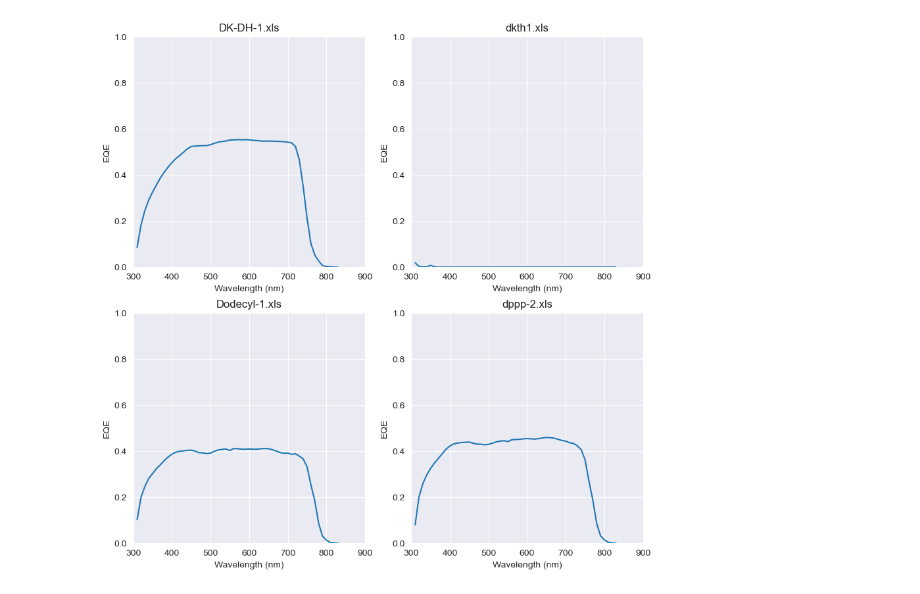
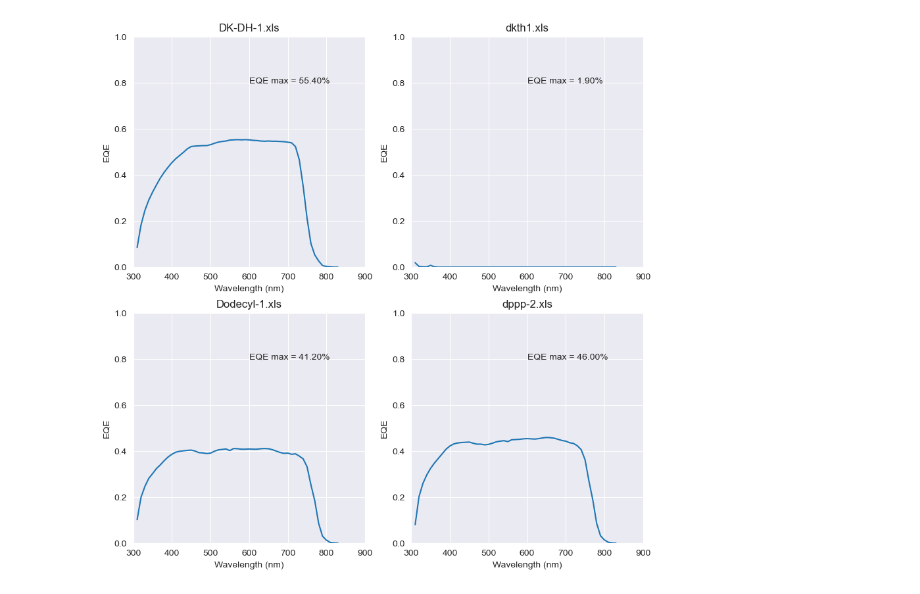
Before and after one commit to LuLuEhret/PV_lab_PdS, a Jupyter notebook: plot_eqe.ipynb, the cells around one changed output. Saved outputs shown, nothing was run; the diff lists cells and outputs as text; code cells hidden in the pictures.

```diff
--- a/plot_eqe.ipynb
+++ b/plot_eqe.ipynb
@@ -12,7 +12,3 @@ df = pd.read_excel('EQE\eqe - 1\DK-DH-1.xls', sheet_name='DK-DH-1', skiprows=[0,
 
 #rename the column names with "wavelength" and "EQE"
 df = df.rename(columns={'Wavelength (nm)':'wavelength', 'Bias = 0.00 V, Filter0, LED# N, J = 12.54 mA/cm^2':'EQE'})
-# %%
-col_name = list(df.columns)
-
-col_name[0]
@@ -21,14 +14,0 @@ col_name[0]
-# %%
-#plot the data
-#plot the column 'Wavelength' as x and 'EQE' as y
-#label the x and y axis
-#show the plot
-#use the library seaborn to plot the data
-sns.set_style('darkgrid')
-sns.lineplot(x='wavelength', y='EQE', data=df)
-plt.xlabel('Wavelength (nm)')
-plt.ylabel('EQE')
-#set the x and y axis limits
-plt.xlim(300, 900)
-plt.ylim(0, 1)
-plt.show()
@@ -48,31 +26,33 @@ def get_filename(path):
 #read the excel files in the folder EQE/eqe - 1
 #drop the lines 0 and 1
 #rename the column names with "wavelength" and "EQE"
 #append the dataframes to the list
 df_list = []
 sample_name = []
 for file in files:
     df = pd.read_excel(file, sheet_name=0, skiprows=[0,1])
     col_name = list(df.columns)
     df = df.rename(columns={col_name[0]:'wavelength', col_name[1]:'EQE'})
     sample_name.append(get_filename(file))
     df_list.append(df)
 
 #make a grid of plots with 2 rows and 2 columns
 #plot the data
 #plot the column 'Wavelength' as x and 'EQE' as y
 #label the x and y axis
 #show the plot
 #use the library seaborn to plot the data
 fig, axes = plt.subplots(2, 2, figsize=(10, 10))
 for i, ax in enumerate(axes.flatten()):
     sns.lineplot(x='wavelength', y='EQE', data=df_list[i], ax=ax)
     ax.set_xlabel('Wavelength (nm)')
     ax.set_ylabel('EQE')
     ax.set_xlim(300, 900)
     ax.set_ylim(0, 1)
     ax.set_title(sample_name[i])
     #add a grid to the plot
     ax.grid(True)
+    #write the maximum value of EQE in the plot
+    ax.text(600, 0.8, 'EQE max = %.2f%%' % max(df_list[i]['EQE']*100))
 # %% [output]
-[figure, old version]
+[figure, new version]
```
Also changed, not shown: parts of 2 cells of this notebook.
